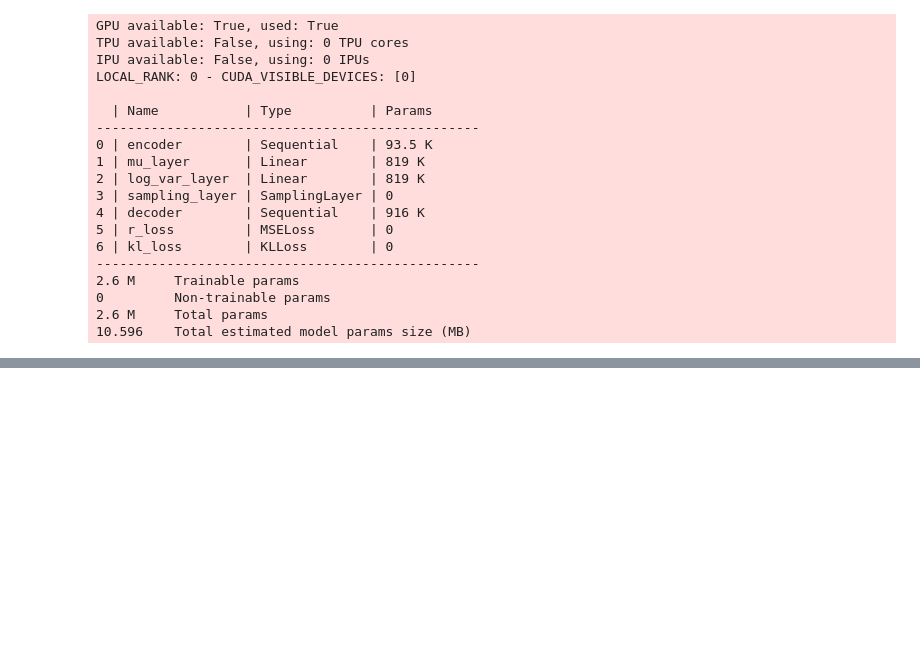
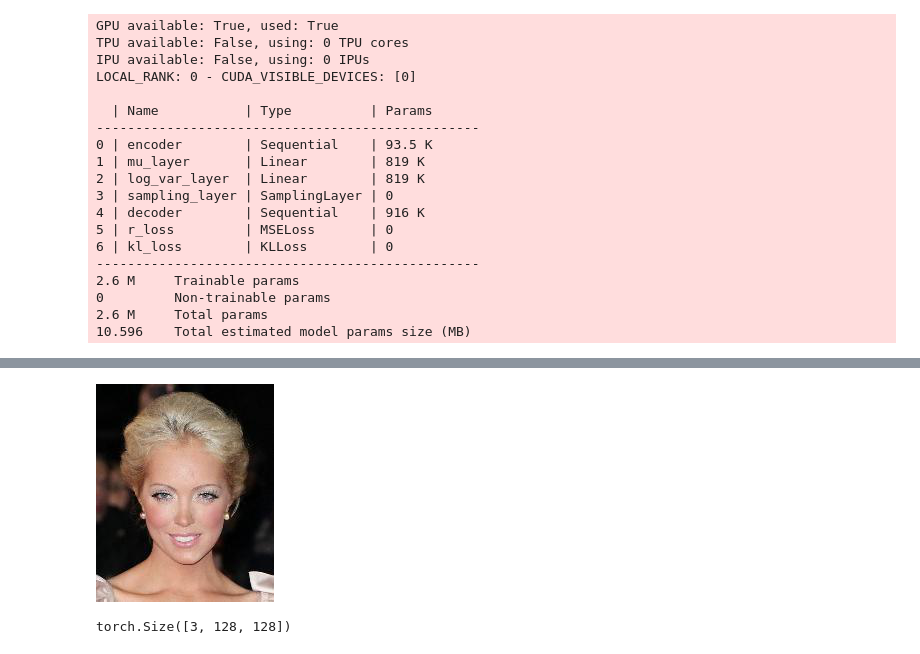
Before and after one commit to AahanSingh/Generative-Lightning, a Jupyter notebook: notebooks/1. Autoencoder Experiments.ipynb, the cells around one changed output, grey strips where cells are left out. Cells and saved outputs as stored; diff of their text form; code cells hidden in the pictures; blank space fills up the shorter version.

```diff
--- a/notebooks/1. Autoencoder Experiments.ipynb
+++ b/notebooks/1. Autoencoder Experiments.ipynb
@@ -400,0 +457,11 @@ generate_grid(200,model)
+# %%
+from PIL import Image
+male_img = Image.open("../data/raw/celebA/img_align_celeba/img_align_celeba/001176.jpg")
+male_img
+# %% [output]
+[figure, added]
+# %%
+input_img = transform(male_img)
+input_img.shape
+# %% [output]
+torch.Size([3, 128, 128])
```
Also changed, not shown: parts of 15 cells of this notebook.
